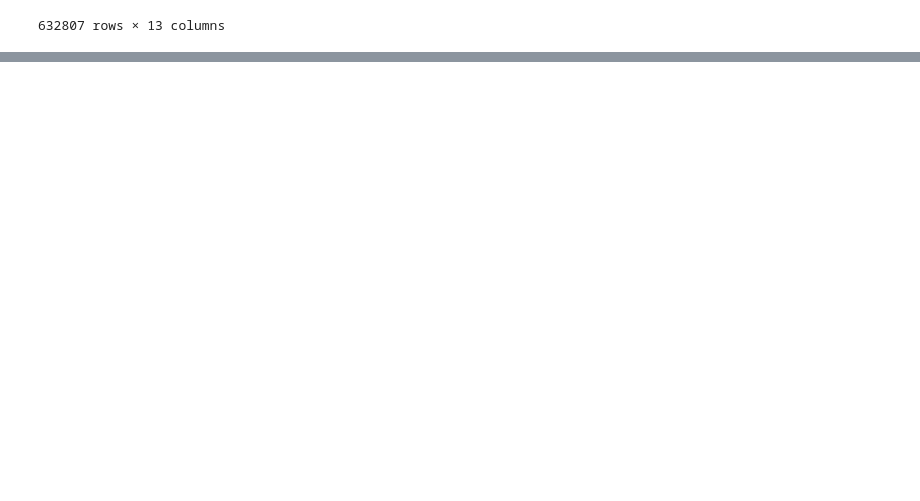
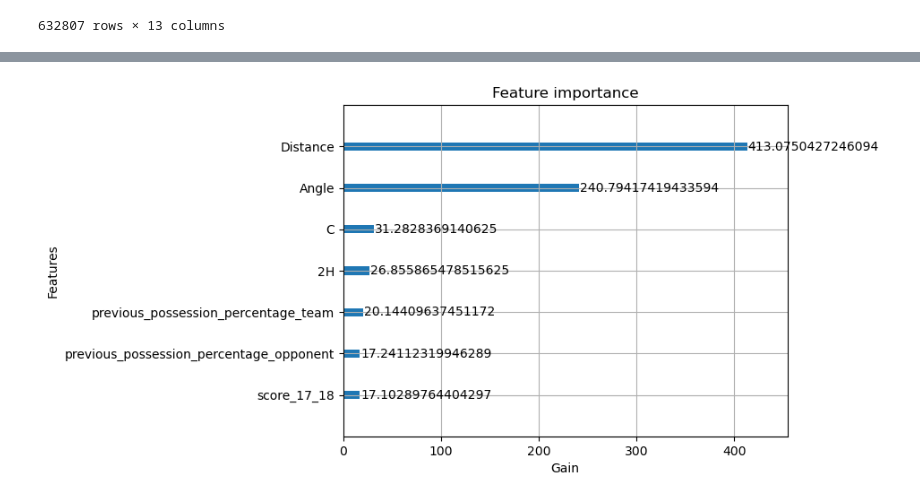
Before and after one commit to Anhali/xG_model-_python, a Jupyter notebook: xG_model.ipynb, the cells around one changed output, grey strips where cells are left out. Saved outputs shown, nothing was run; the diff lists cells and outputs as text; code cells hidden in the pictures; blank space fills up the shorter version.

```diff
--- a/xG_model.ipynb
+++ b/xG_model.ipynb
@@ -286,0 +619,6 @@ shots_model.to_json('shots_model_3.json')
+# %%
+xgb_model = xgb.XGBClassifier()
+# Determine scale_pos_weight based on class imbalance
+count_class_0, count_class_1 = y_train.value_counts()
+print ('Shot in Training Data: ', count_class_0)
+print ('Goals in Training Data: ', count_class_1)
@@ -286,0 +628,4 @@ shots_model.to_json('shots_model_3.json')
+# %%
+# Class imbalance in training data
+scale_pos_weight = count_class_0 / count_class_1
+scale_pos_weight
@@ -286,0 +634,23 @@ shots_model.to_json('shots_model_3.json')
+# %%
+# Defining the hyper-parameter grid for XG Boost
+param_grid_xgb = {'learning_rate': [0.1, 0.01, 0.001],
+              'max_depth': [5, 7, 9],
+              'n_estimators': [100, 200, 300],
+              'scale_pos_weight': [1, scale_pos_weight]}
+# %%
+# starting the timer
+
+start_time = time.time()
+
+# Perform nested cross-validation with grid search
+grid_xg = GridSearchCV(xgb_model, param_grid=param_grid_xgb, cv=cv_inner, scoring='f1', n_jobs=-1)
+scores_xg = cross_val_score(grid_xg, X_train, y_train, cv=cv_outer, scoring='f1', n_jobs=-1)
+# Fit the best model on the entire training set
+grid_xg.fit(X_train, y_train)
+best_xgb_model = grid_xg.best_estimator_
+
+# Stopping the timer
+stop_time = time.time()
+
+# Training Time
+xgb_training_time = stop_time - start_time
@@ -286,0 +702,8 @@ shots_model.to_json('shots_model_3.json')
+# %%
+#We can also plot feature importance using two parameters:
+# 1)gain: the 'gain' option displays the average gain of each feature when it is used in a tree
+
+xgb.plot_importance(best_xgb_model, importance_type='gain', xlabel='Gain')
+plt.show()
+# %% [output]
+[figure, added]
```
Also changed, not shown: parts of 51 cells of this notebook.
